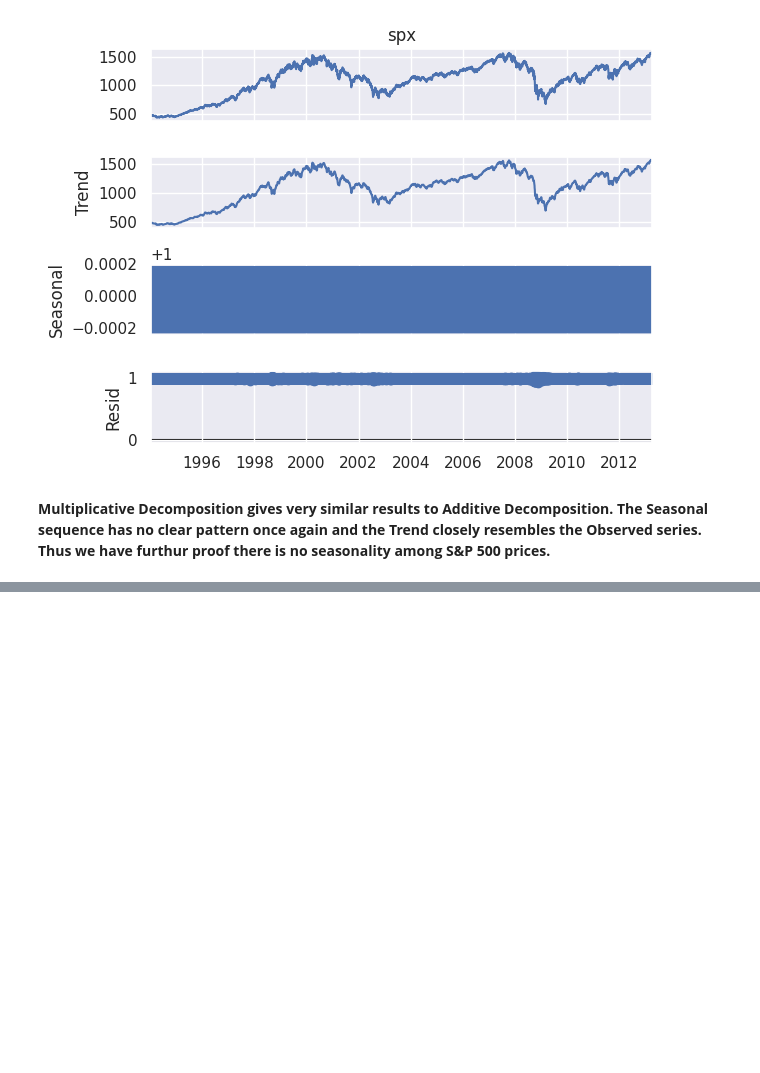
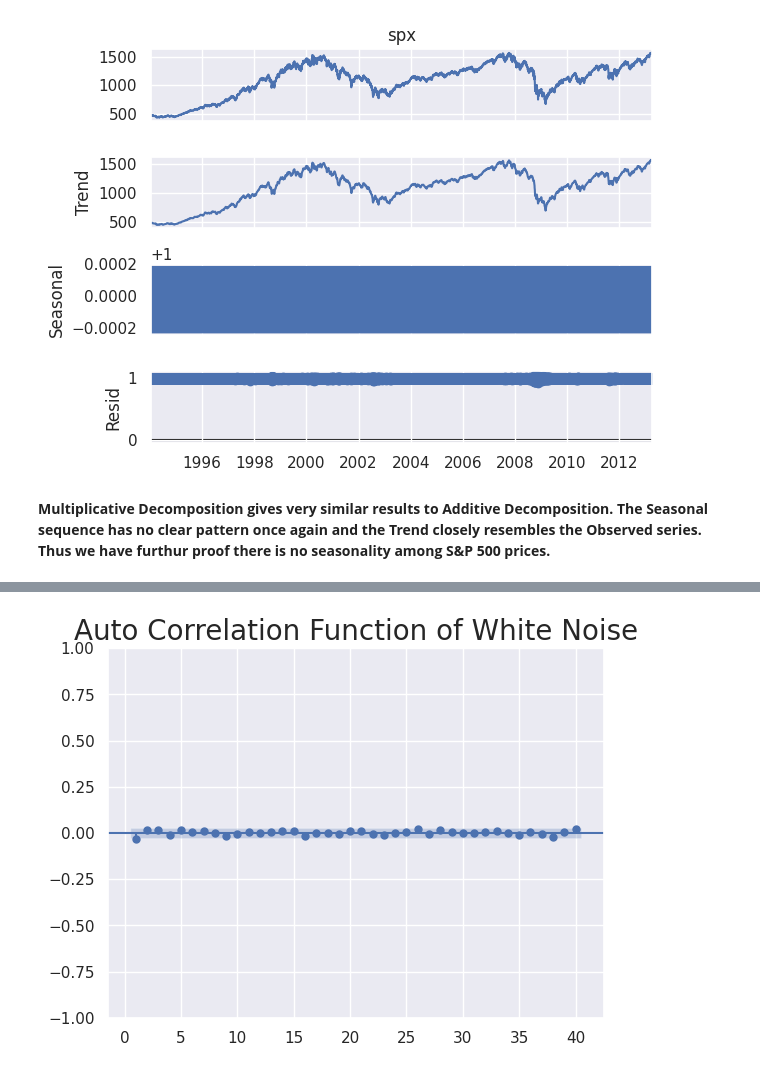
Before and after one commit to azratuni/Financial-Time-Series-Analysis, a Jupyter notebook: financial-time-series-analysis.ipynb, the cells around one changed output, grey strips where cells are left out. Cells and saved outputs as stored; diff of their text form; code cells hidden in the pictures; blank space fills up the shorter version.

```diff
--- a/financial-time-series-analysis.ipynb
+++ b/financial-time-series-analysis.ipynb
@@ -391,0 +410,7 @@ plt.show()
+# %%
+# ACF of White Noise
+sgt.plot_acf(df_train.wn, lags = 40, zero = False)
+plt.title("Auto Correlation Function of White Noise", size = 20)
+plt.show()
+# %% [output]
+[figure, added]
```
Also changed, not shown: parts of 20 cells of this notebook.
